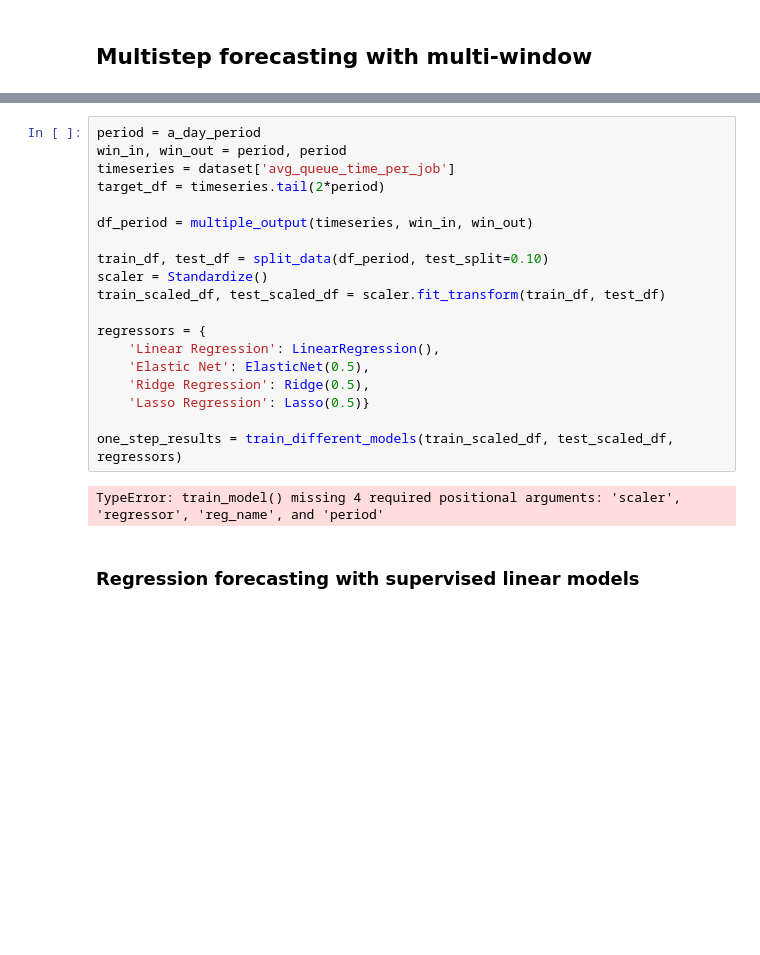
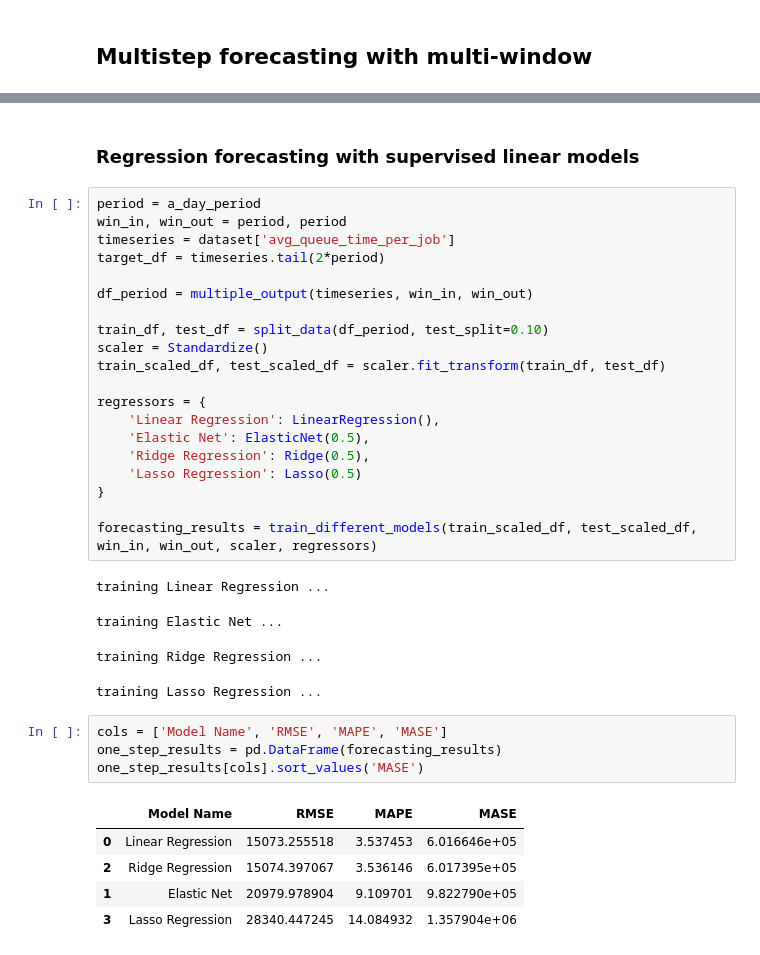
Before and after one commit to ari-apc-lab/croupier, a Jupyter notebook: forecast/forecasting/forecasting.ipynb, the cells around one changed output, grey strips where cells are left out. Cells and saved outputs as stored; diff of their text form; blank space fills up the shorter version.

```diff
--- a/forecast/forecasting/forecasting.ipynb
+++ b/forecast/forecasting/forecasting.ipynb
@@ -522,23 +546,37 @@ def show_forecast_multi_window(train_scaled_df, test_scaled_df, target_df, win_i
-# %%
-period = a_day_period
-win_in, win_out = period, period
-timeseries = dataset['avg_queue_time_per_job']
-target_df = timeseries.tail(2*period)
-
-df_period = multiple_output(timeseries, win_in, win_out)
-
-train_df, test_df = split_data(df_period, test_split=0.10)
-scaler = Standardize()
-train_scaled_df, test_scaled_df = scaler.fit_transform(train_df, test_df)
-
-regressors = {
-    'Linear Regression': LinearRegression(),
-    'Elastic Net': ElasticNet(0.5),
-    'Ridge Regression': Ridge(0.5),
-    'Lasso Regression': Lasso(0.5)}
-
-one_step_results = train_different_models(train_scaled_df, test_scaled_df, regressors)
-# %% [output]
-TypeError: train_model() missing 4 required positional arguments: 'scaler', 'regressor', 'reg_name', and 'period'
 # %% [markdown]
 ### Regression forecasting with supervised linear models
+# %%
+period = a_day_period
+win_in, win_out = period, period
+timeseries = dataset['avg_queue_time_per_job']
+target_df = timeseries.tail(2*period)
+
+df_period = multiple_output(timeseries, win_in, win_out)
+
+train_df, test_df = split_data(df_period, test_split=0.10)
+scaler = Standardize()
+train_scaled_df, test_scaled_df = scaler.fit_transform(train_df, test_df)
+
+regressors = {
+    'Linear Regression': LinearRegression(),
+    'Elastic Net': ElasticNet(0.5),
+    'Ridge Regression': Ridge(0.5),
+    'Lasso Regression': Lasso(0.5)
+}
+
+forecasting_results = train_different_models(train_scaled_df, test_scaled_df, win_in, win_out, scaler, regressors)
+# %% [output]
+training Linear Regression ...
+training Elastic Net ...
+training Ridge Regression ...
+training Lasso Regression ...
+# %%
+cols = ['Model Name', 'RMSE', 'MAPE', 'MASE']
+one_step_results = pd.DataFrame(forecasting_results)
+one_step_results[cols].sort_values('MASE')
+# %% [output]
+|  | Model Name | RMSE | MAPE | MASE |
+| 0 | Linear Regression | 15073.255518 | 3.537453 | 6.016646e+05 |
+| 2 | Ridge Regression | 15074.397067 | 3.536146 | 6.017395e+05 |
+| 1 | Elastic Net | 20979.978904 | 9.109701 | 9.822790e+05 |
+| 3 | Lasso Regression | 28340.447245 | 14.084932 | 1.357904e+06 |
```
Also changed, not shown: parts of 16 cells of this notebook.
